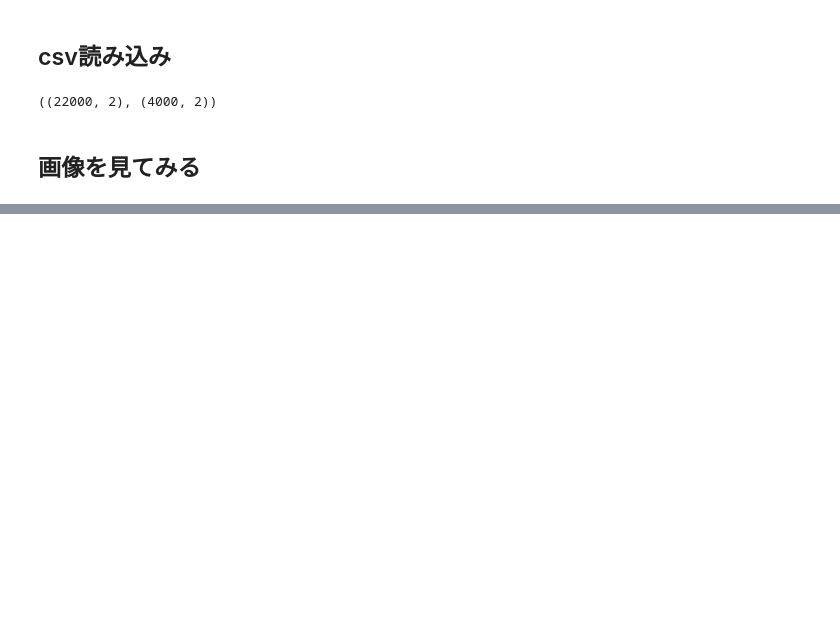
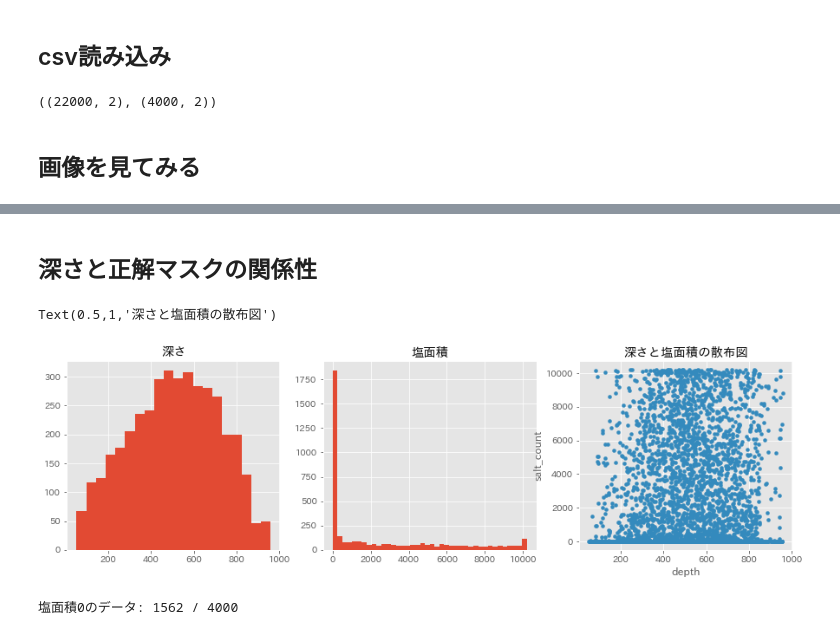
Before and after one commit to cocodrips/kaggle-salt, a Jupyter notebook: notebooks/001-データ観察.ipynb, the cells around one changed output, grey strips where cells are left out. Saved outputs shown, nothing was run; the diff lists cells and outputs as text; code cells hidden in the pictures; blank space fills up the shorter version.

Commit message:
Add salt-depth scatter

```diff
--- a/notebooks/001-データ観察.ipynb
+++ b/notebooks/001-データ観察.ipynb
@@ -59,0 +63,28 @@ for i in range(row*col):
+# %% [markdown]
+## 深さと正解マスクの関係性
+# %%
+merged = train.merge(depths, on='id', how='left')
+merged['salt_count'] = merged.rle_mask.astype(str).fillna(0).apply(converter.count_array_mask)
+merged.rename(columns={'z': 'depth'}, inplace=True)
+# %%
+row, col = 1, 3
+fig = plt.figure(figsize=(col * 5, row * 4))
+
+ax = fig.add_subplot(row, col, 1)
+merged['depth'].hist(ax=ax, bins=20)
+ax.set_title('深さ')
+
+ax = fig.add_subplot(row, col, 2)
+merged['salt_count'].hist(ax=ax, bins=40, range=(0, 101*101))
+ax.set_title('塩面積')
+
+ax = fig.add_subplot(row, col, 3)
+merged.plot.scatter(x='depth', y='salt_count', linewidths=0.1, ax=ax)
+ax.set_title('深さと塩面積の散布図')
+# %% [output]
+Text(0.5,1,'深さと塩面積の散布図')
+[figure, added]
+# %%
+print('塩面積0のデータ: {} / {} '.format((merged['salt_count'] == 0).sum(), merged.shape[0]))
+# %% [output]
+塩面積0のデータ: 1562 / 4000
```
Also changed, not shown: parts of 5 cells of this notebook, 1 other file.
